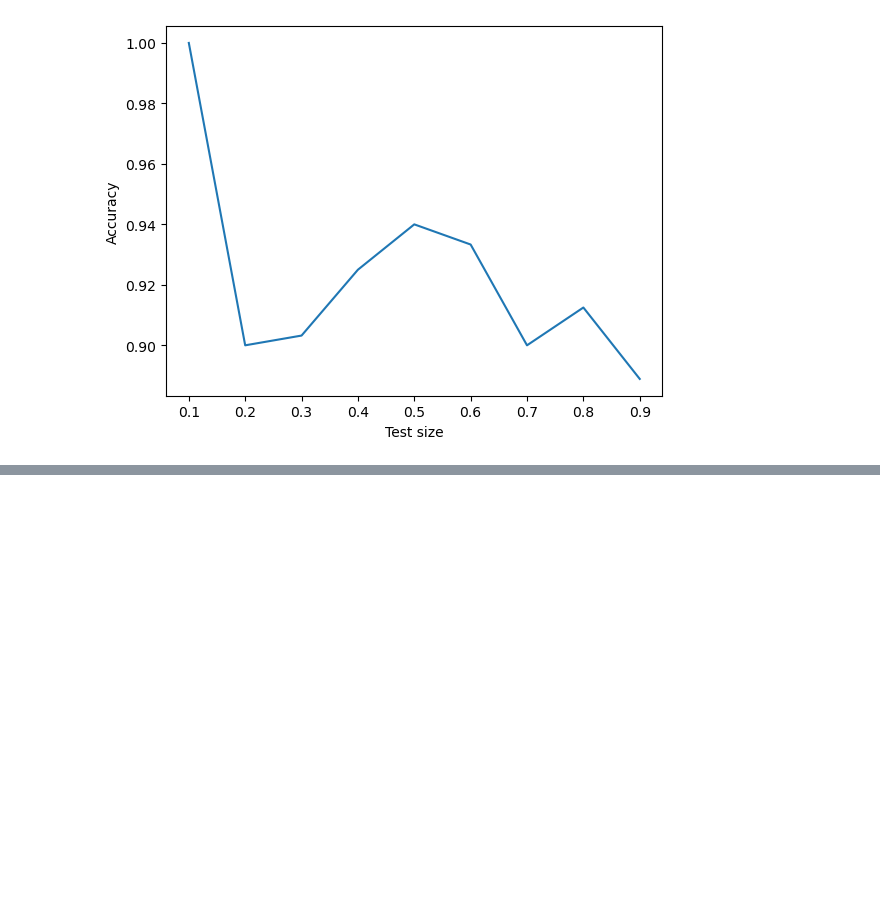
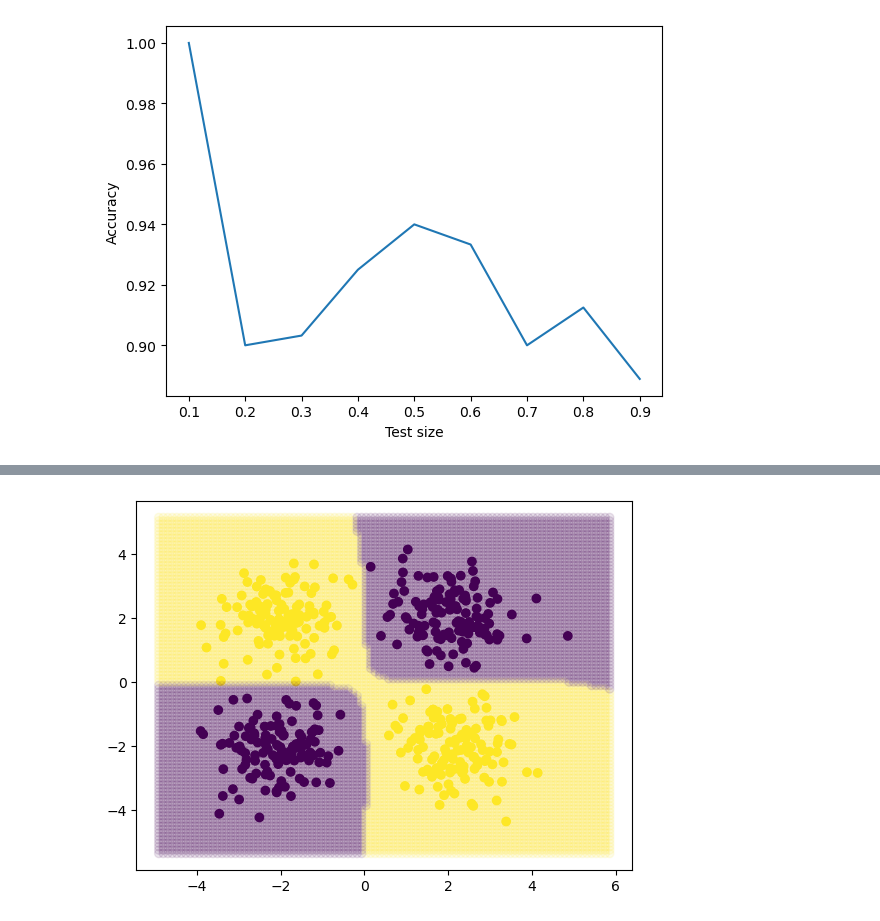
Before and after one commit to eduardo-ufmg/reconhecimento_de_padroes, a Jupyter notebook: kde_E1/kde_E1.ipynb, the cells around one changed output, grey strips where cells are left out. Cells and saved outputs as stored; diff of their text form; code cells hidden in the pictures; blank space fills up the shorter version.

```diff
--- a/kde_E1/kde_E1.ipynb
+++ b/kde_E1/kde_E1.ipynb
@@ -132,0 +149,55 @@ plt.show()
+# %%
+def make_grid(X: np.ndarray, target_points: int = 10000) -> np.ndarray:
+  """
+  Create an adaptive grid of points for decision boundaries, balancing resolution and computation time.
+
+  Parameters:
+    X (np.ndarray): Input data points.
+    target_points (int): Approximate number of grid points (default: 10000).
+
+  Returns:
+    np.ndarray: Grid of points shaped (n_samples, 2).
+  """
+  # Calculate data range with padding
+  x_min, x_max = X[:, 0].min() - 1, X[:, 0].max() + 1
+  y_min, y_max = X[:, 1].min() - 1, X[:, 1].max() + 1
+
+  # Handle edge cases where range is zero
+  x_range = x_max - x_min
+  y_range = y_max - y_min
+  if x_range <= 0:
+    x_range = 1e-5
+    x_max = x_min + x_range
+  if y_range <= 0:
+    y_range = 1e-5
+    y_max = y_min + y_range
+
+  # Calculate aspect ratio and determine grid dimensions
+  aspect_ratio = x_range / y_range
+  nx = int(np.round(np.sqrt(target_points * aspect_ratio)))
+  ny = int(np.round(np.sqrt(target_points / aspect_ratio)))
+  nx, ny = max(nx, 1), max(ny, 1)  # Ensure at least 1 point per axis
+
+  # Generate evenly spaced grid
+  xx = np.linspace(x_min, x_max, nx)
+  yy = np.linspace(y_min, y_max, ny)
+  xx_mesh, yy_mesh = np.meshgrid(xx, yy)
+
+  return np.c_[xx_mesh.ravel(), yy_mesh.ravel()]
+
+
+G = make_grid(X)
+
+bayeskde = BayesKDE()
+
+bayeskde.fit(X, y)
+
+Z = bayeskde.predict(G)
+
+plt.figure()
+plt.scatter(X[:, 0], X[:, 1], c=y, edgecolors='k')
+plt.scatter(G[:, 0], G[:, 1], c=Z, alpha=0.1)
+plt.savefig('xor_decision.png')
+plt.show()
+# %% [output]
+[figure, added]
```
Also changed, not shown: parts of 3 cells of this notebook, 4 other files.
